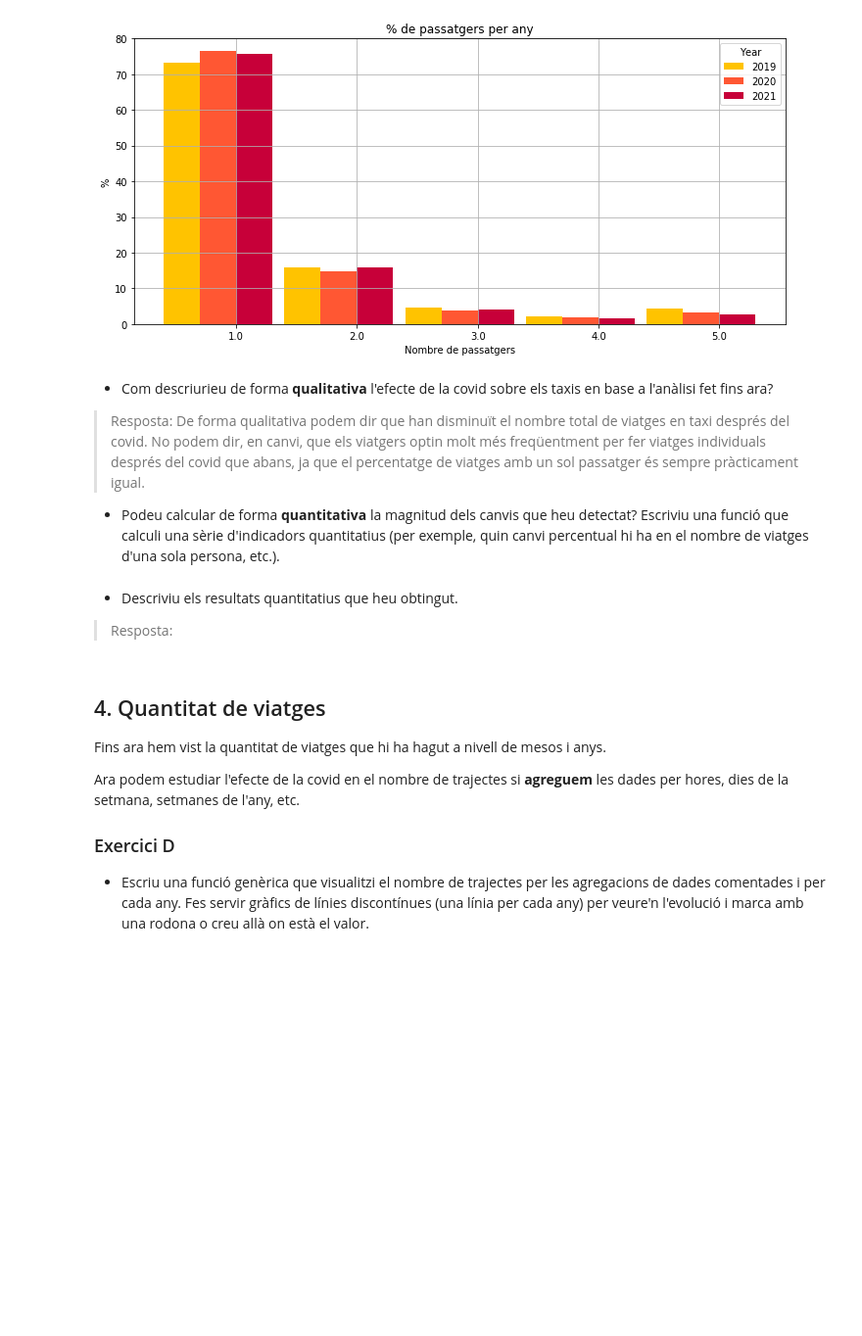
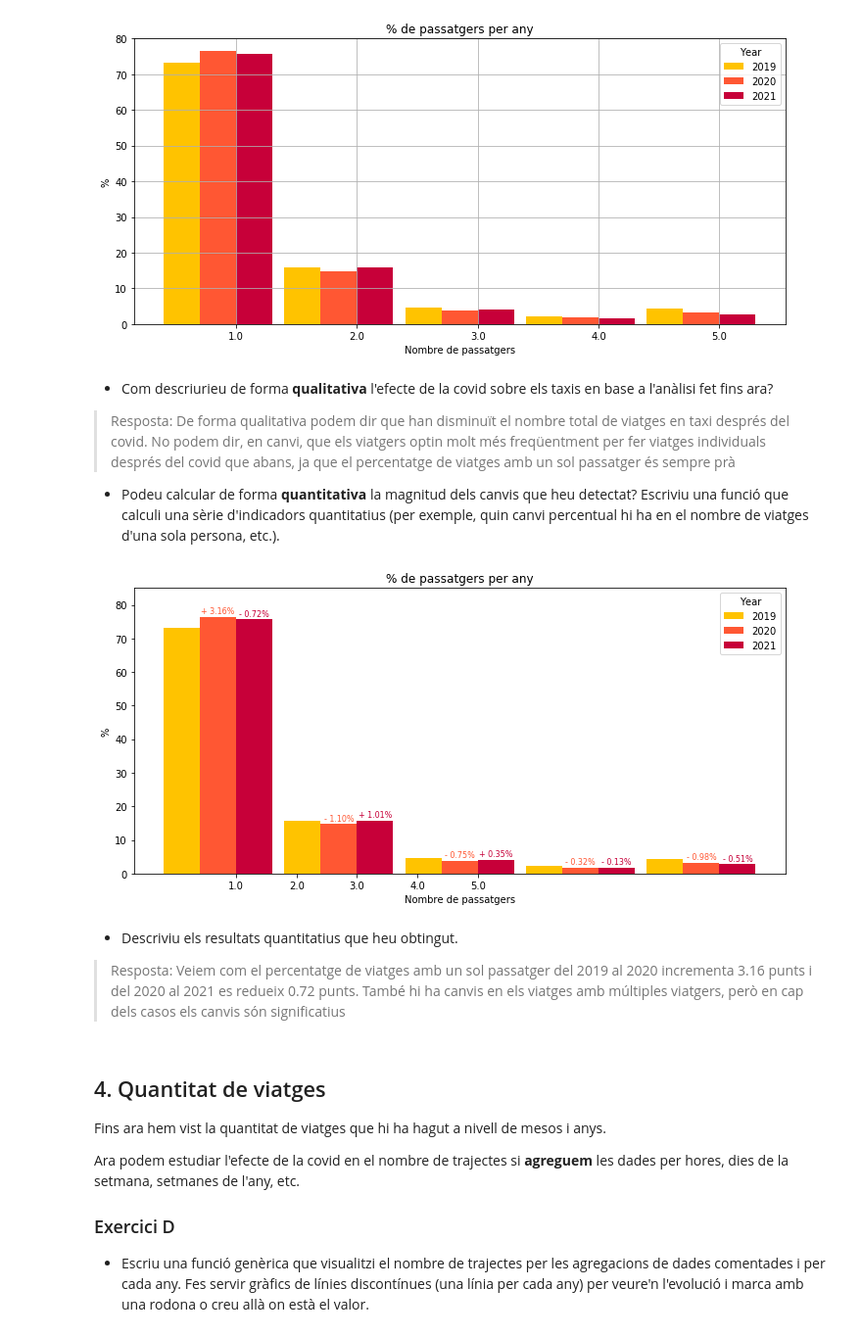
Before and after one commit to fparcerisasv/New-York-taxi-analysis, a Jupyter notebook: Practica1.ipynb, the cells around one changed output. Shown: that part at 98% size. Drawn from its saved outputs; the diff is of its cells as text; code cells hidden in the pictures; blank space fills up the shorter version.

```diff
--- a/Practica1.ipynb
+++ b/Practica1.ipynb
@@ -413,6 +417,6 @@ passengers_taxi_year(df,
 # %% [markdown]
 + Com descriurieu de forma **qualitativa** l'efecte de la covid sobre els taxis en base a l'anàlisi fet fins ara?
 
-> Resposta: De forma qualitativa podem dir que han disminuït el nombre total de viatges en taxi després del covid. No podem dir, en canvi, que els viatgers optin molt més freqüentment per fer viatges individuals després del covid que abans, ja que el percentatge de viatges amb un sol passatger és sempre pràcticament igual.
+> Resposta: De forma qualitativa podem dir que han disminuït el nombre total de viatges en taxi després del covid. No podem dir, en canvi, que els viatgers optin molt més freqüentment per fer viatges individuals després del covid que abans, ja que el percentatge de viatges amb un sol passatger és sempre prà
 
 + Podeu calcular de forma **quantitativa** la magnitud dels canvis que heu detectat? Escriviu una funció que calculi una sèrie d'indicadors quantitatius (per exemple, quin canvi percentual hi ha en el nombre de viatges d'una sola persona, etc.).
@@ -422,7 +423,62 @@ pass
-# %% [markdown]
-+ Descriviu els resultats quantitatius que heu obtingut.
-
-> Resposta:
+# %%
+import matplotlib.pyplot as plt
+import numpy as np
+import pandas as pd
+
+def percent_change(df, ylim, xlabel, ylabel, title):
+    """
+    Function to visualize the percentage of passengers per taxi per year
+    """
+    fig, ax = plt.subplots(figsize=(10, 5))
+    bar_width = 0.6
+    years = range(2019, 2022)
+    colors = ['#FFC300', '#FF5733', '#C70039']
+    change = [None]
+    prev = None
+
+    for i, year in enumerate(years): #Fem un bucle per tots els anys
+        trips_per_year = df[df.tpep_dropoff_datetime.dt.year == year]#reduïm la taula a l'any en concret
+        #Calculem el nombre de passatgers per franja de passatgers (de 1 a 5)
+        dataframe = pd.DataFrame(trips_per_year.groupby(trips_per_year['passenger_count'])['passenger_count'].count())
+        total = int(dataframe.sum())#Calculem la suma
+        dataframe['passenger_count'] = 100 * (dataframe['passenger_count'] / total)#Dividem pel total i multipliquem
+
+        x = np.arange(len(dataframe))*2
+        ax.bar(x + bar_width * i, dataframe['passenger_count'], width=bar_width, label=str(year), color=colors[i])#Afegim les barres al gràfic
+        if i != 0:
+            change.append(dataframe - prev)
+        # Afegim el percentarge de canvi
+            for j, val in enumerate(dataframe['passenger_count']):
+                if change[i]["passenger_count"].iloc[j] >= 0: #Si es positiu mostrem el signe +
+                    ax.text(x[j] + bar_width * i, val + 1, f'+ {change[i]["passenger_count"].iloc[j]:.2f}%', ha='center', color=colors[i],fontsize=8)
+                else:
+                    ax.text(x[j] + bar_width * i, val + 1, f'- {abs(change[i]["passenger_count"].iloc[j]):.2f}%', ha='center', color=colors[i],fontsize=8)
+        prev = dataframe.copy()
+
+    #Paràmetres del diagrama
+    ax.grid(False) #Graella
+
+    ax.set_xlabel(xlabel) #Etiquetes
+    ax.set_ylabel(ylabel)
+    ax.set_title(title)
+    ax.set_xticks(np.arange(len(dataframe)) + bar_width * (len(years) / 2)) #Posició de les marques de les abscisses
+    ax.set_xticklabels(dataframe.index)
+    ax.legend(title='Year') #Llegenda
+
+    plt.ylim(ylim)
+    plt.tight_layout()
+
+
+    plt.show()
+
+percent_change(df, (0, 85), 'Nombre de passatgers', '%', '% de passatgers per any')
+# %% [output]
+[figure, added]
+# %% [markdown]
++ Descriviu els resultats quantitatius que heu obtingut.
+
+> Resposta: Veiem com el percentatge de viatges amb un sol passatger del 2019 al 2020 incrementa 3.16 punts i del 2020 al 2021 es redueix 0.72 punts.
+També hi ha canvis en els viatges amb múltiples viatgers, però en cap dels casos els canvis són significatius
 # %% [markdown]
 ## 4. Quantitat de viatges
 
```
Also changed, not shown: parts of 2 cells of this notebook.
